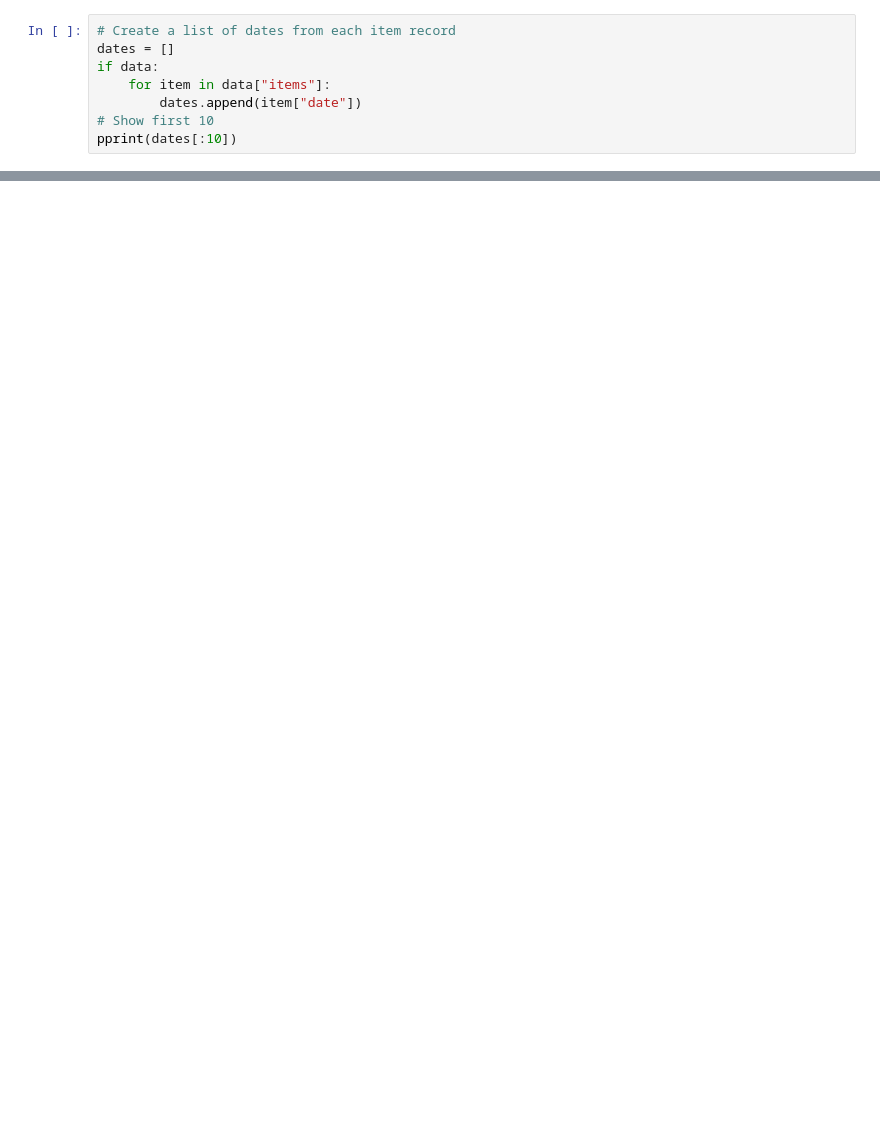
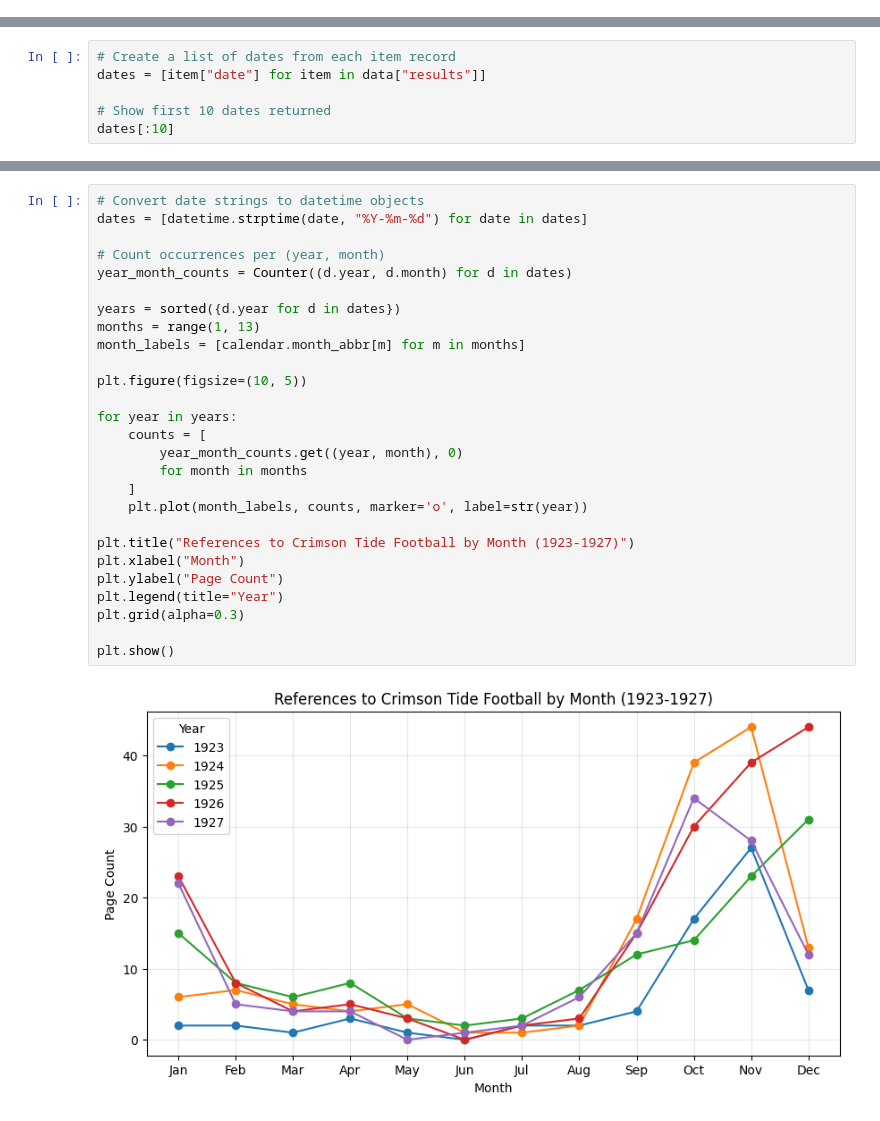
Before and after one commit to UA-Libraries-Research-Data-Services/UALIB_ScholarlyAPI_Cookbook, a Jupyter notebook: src/python/chronam.ipynb, the cells around one changed output, grey strips where cells are left out. Cells and saved outputs as stored; diff of their text form; blank space fills up the shorter version.

```diff
--- a/src/python/chronam.ipynb
+++ b/src/python/chronam.ipynb
@@ -165,8 +0,0 @@ if data:
-# %%
-# Create a list of dates from each item record
-dates = []
-if data:
-    for item in data["items"]:
-        dates.append(item["date"])
-# Show first 10
-pprint(dates[:10])
@@ -375,0 +259,6 @@ plt.show()
+# %%
+# Create a list of dates from each item record
+dates = [item["date"] for item in data["results"]]
+
+# Show first 10 dates returned
+dates[:10]
@@ -375,0 +276,29 @@ plt.show()
+# %%
+# Convert date strings to datetime objects
+dates = [datetime.strptime(date, "%Y-%m-%d") for date in dates]
+
+# Count occurrences per (year, month)
+year_month_counts = Counter((d.year, d.month) for d in dates)
+
+years = sorted({d.year for d in dates})
+months = range(1, 13)
+month_labels = [calendar.month_abbr[m] for m in months]
+
+plt.figure(figsize=(10, 5))
+
+for year in years:
+    counts = [
+        year_month_counts.get((year, month), 0)
+        for month in months
+    ]
+    plt.plot(month_labels, counts, marker='o', label=str(year))
+
+plt.title("References to Crimson Tide Football by Month (1923-1927)")
+plt.xlabel("Month")
+plt.ylabel("Page Count")
+plt.legend(title="Year")
+plt.grid(alpha=0.3)
+
+plt.show()
+# %% [output]
+[figure, added]
```
Also changed, not shown: parts of 56 cells of this notebook, 5 other files.
